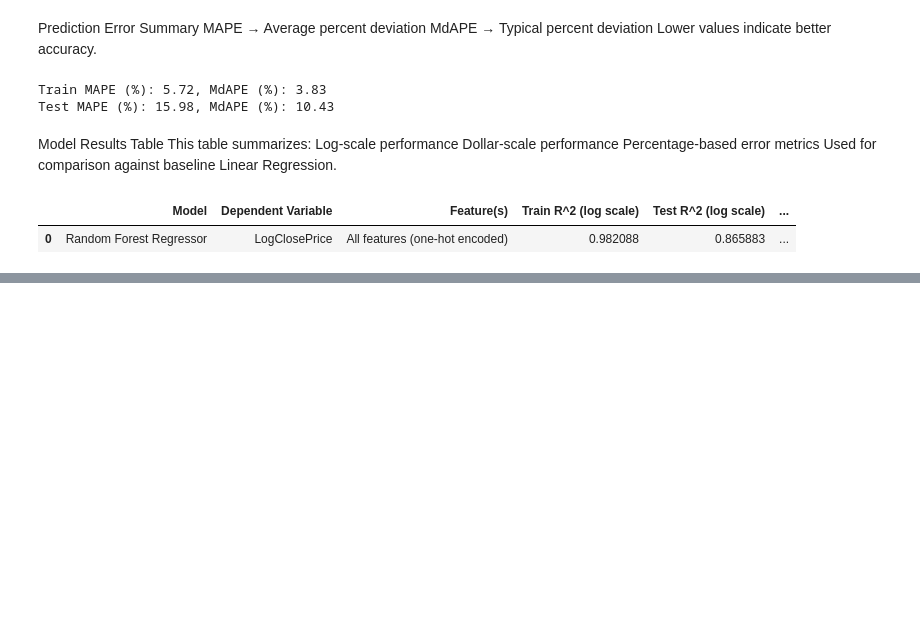
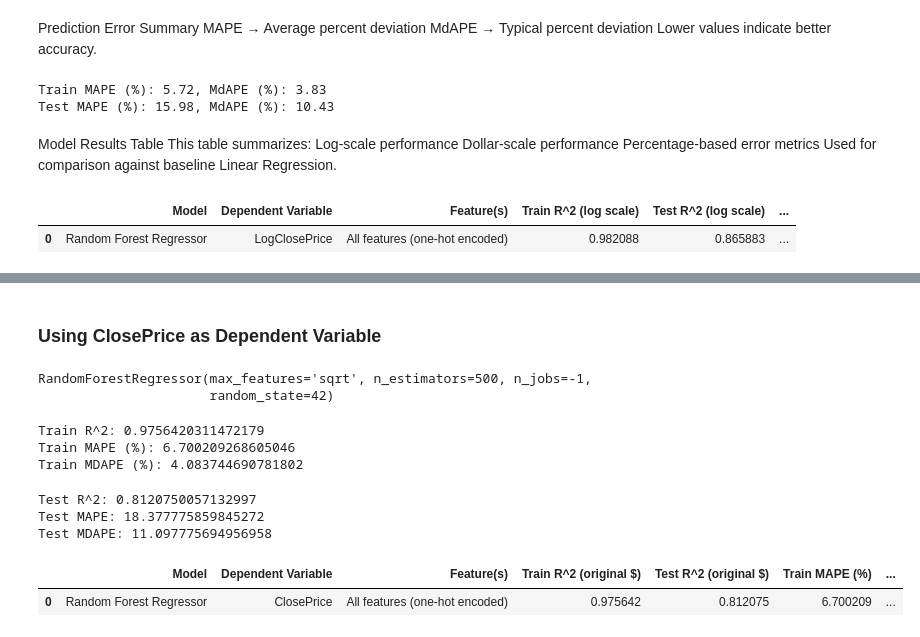
Before and after one commit to vivianlinnn/DS41_IDXExchange, a Jupyter notebook: src/Random Forest Regressor_ Liz_CHOI.ipynb, the cells around one changed output, grey strips where cells are left out. Cells and saved outputs as stored; diff of their text form; code cells hidden in the pictures; blank space fills up the shorter version.

Commit message:
evaluation and comparison of RF

```diff
--- a/src/Random Forest Regressor_ Liz_CHOI.ipynb
+++ b/src/Random Forest Regressor_ Liz_CHOI.ipynb
@@ -5,8 +5,8 @@ import pandas as pd
 from sklearn.ensemble import RandomForestRegressor
 from sklearn.metrics import r2_score
 # %%
-test = pd.read_csv('test_cleaned.csv')
-train = pd.read_csv('train_cleaned.csv')
+test = pd.read_csv('../processed_data/test_cleaned.csv')
+train = pd.read_csv('../processed_data/train_cleaned.csv')
 # %% [markdown]
 Target Transformation
 Dependent Variable: LogClosePrice
@@ -157,0 +169,63 @@ rf_results
+# %% [markdown]
+### Using ClosePrice as Dependent Variable
+# %%
+# 5 MINS TO RUN
+rf_model_obs = RandomForestRegressor(
+    n_estimators=500,
+    random_state=42,
+    n_jobs=-1,
+    max_features='sqrt'
+)
+rf_model_obs.fit(X_train, y_train_obs)
+# %% [output]
+RandomForestRegressor(max_features='sqrt', n_estimators=500, n_jobs=-1,
+                      random_state=42)
+# %%
+# Training Evaluations
+y_train_obs_pred = rf_model_obs.predict(X_train)
+
+train_r2_score = r2_score(y_train_obs, y_train_obs_pred) #R^2 Score
+print(f'Train R^2: {train_r2_score}')
+
+train_mape_obs = mean_abs_percentage_error(y_train_obs, y_train_obs_pred) #MAPE
+print(f'Train MAPE (%): {train_mape_obs}')
+
+train_mdape_obs = median_abs_percentage_error(y_train_obs, y_train_obs_pred) #MDAPE
+print(f"Train MDAPE (%): {train_mdape_obs}")
+# %% [output]
+Train R^2: 0.9756420311472179
+Train MAPE (%): 6.700209268605046
+Train MDAPE (%): 4.083744690781802
+# %%
+# Test Evaluations
+y_test_obs_pred = rf_model_obs.predict(X_test)
+
+test_r2_score = r2_score(y_test_obs, y_test_obs_pred) #R^2 Score
+print(f'Test R^2: {test_r2_score}')
+
+test_mape_obs = mean_abs_percentage_error(y_test_obs, y_test_obs_pred) #MAPE
+print(f'Test MAPE: {test_mape_obs}')
+
+test_mdape_obs = median_abs_percentage_error(y_test_obs, y_test_obs_pred) #MDAPE
+print(f'Test MDAPE: {test_mdape_obs}')
+# %% [output]
+Test R^2: 0.8120750057132997
+Test MAPE: 18.377775859845272
+Test MDAPE: 11.097775694956958
+# %%
+rf_results_obs = pd.DataFrame({
+    'Model': ['Random Forest Regressor'],
+    'Dependent Variable': ['ClosePrice'],
+    'Feature(s)': ['All features (one-hot encoded)'],
+    'Train R^2 (original $)': [train_r2_score],
+    'Test R^2 (original $)': [test_r2_score],
+    'Train MAPE (%)': [train_mape_obs],
+    'Test MAPE (%)': [test_mape_obs],
+    'Train MdAPE (%)': [train_mdape_obs],
+    'Test MdAPE (%)': [test_mdape_obs],
+})
+
+rf_results_obs
+# %% [output]
+|  | Model | Dependent Variable | Feature(s) | Train R^2 (original $) | Test R^2 (original $) | Train MAPE (%) | ... |
+| 0 | Random Forest Regressor | ClosePrice | All features (one-hot encoded) | 0.975642 | 0.812075 | 6.700209 | ... |
```
Also changed, not shown: parts of 5 cells of this notebook.
